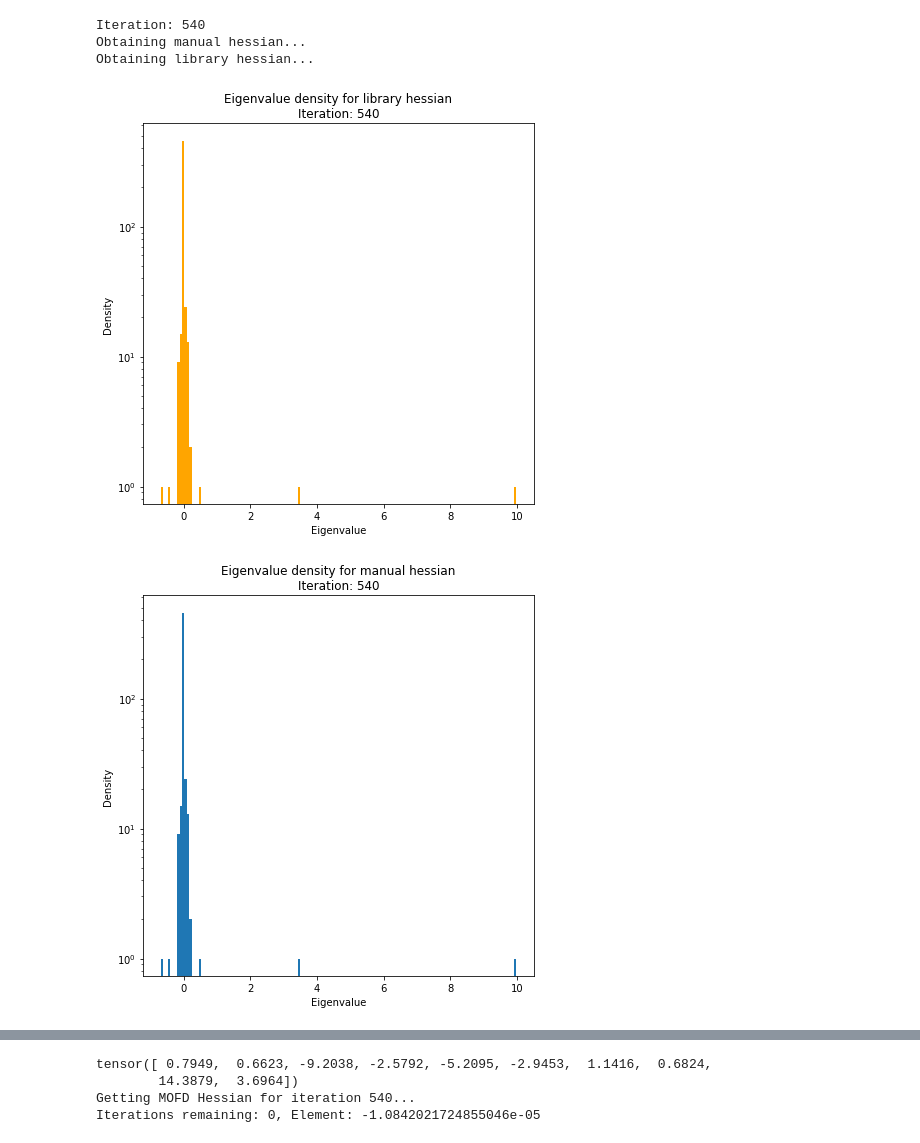
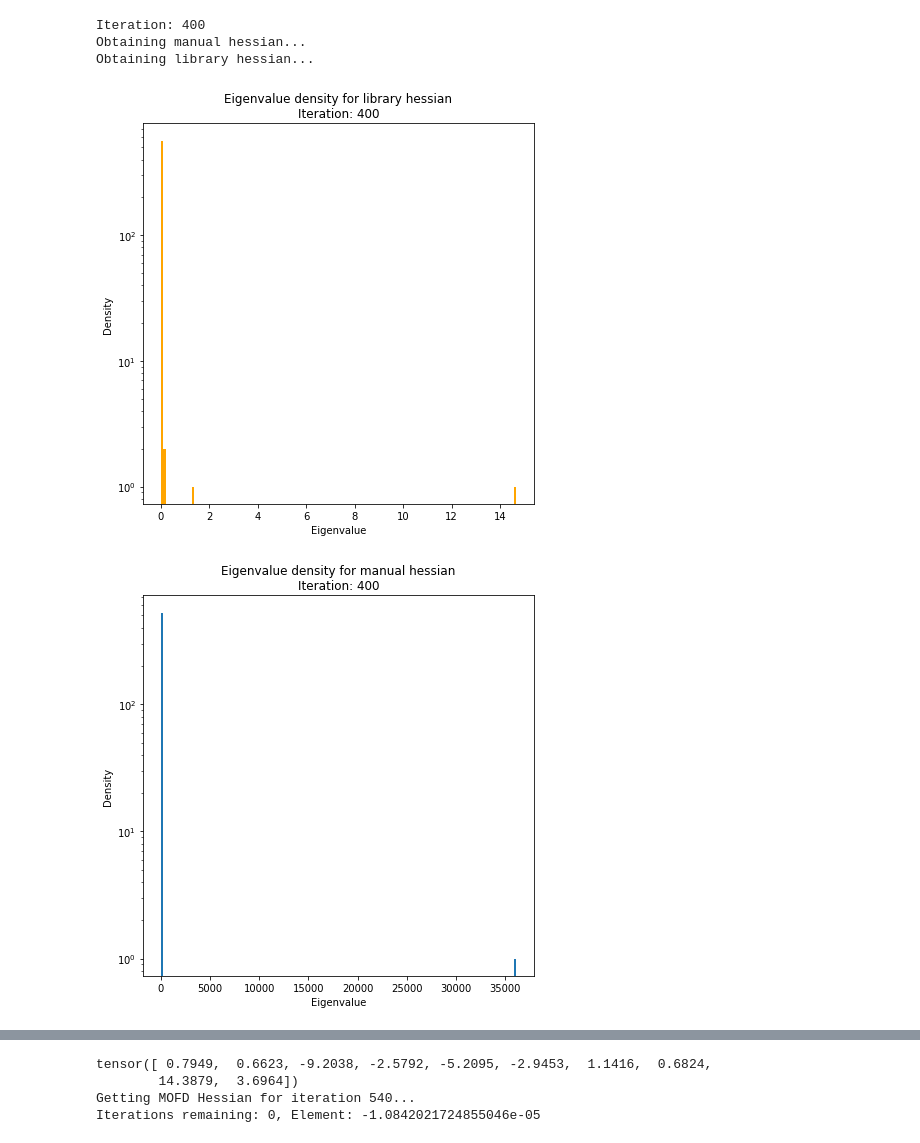
Before and after one commit to Lawrencium256/NODE_Hessian, a Jupyter notebook: nested_spheres/cross_entropy/nested_spheres_hessian_calculation_cross.ipynb, the cells around one changed output, grey strips where cells are left out. Cells and saved outputs as stored; diff of their text form; code cells hidden in the pictures.

```diff
--- a/nested_spheres/cross_entropy/nested_spheres_hessian_calculation_cross.ipynb
+++ b/nested_spheres/cross_entropy/nested_spheres_hessian_calculation_cross.ipynb
@@ -435,7 +435,7 @@ def get_random_indices(max, num):
   return random_i, random_k
 # %%
 #Download data
-args.extra_dim = 0
+args.extra_dim = 1
 exp_name = 'experiment_0'
 name_in = str(args.data_dimension)+'din_'+str(args.npoints)+'_train.npy'        #Only use the training data.
 name_out = str(args.data_dimension)+'dout_'+str(args.npoints)+'_train.npy'
@@ -457,7 +457,7 @@ nhidden = 20
 # %%
 #Get manual and library Hessians for an individual iteration.
 
-itr = 540      #Iteration to examine.
+itr = 400      #Iteration to examine.
 print('Iteration: ' + str(itr))
 
 if args.extra_dim == 0:
@@ -495,39 +495,39 @@ print('Obtaining manual hessian...')
 print('Obtaining library hessian...')
 library_hessian = get_library_hessian(model)
 # %% [output]
-Iteration: 540
+Iteration: 400
 Obtaining manual hessian...
 Obtaining library hessian...
 # %%
 #Create eigenvalue density plots for an individual iteration.
 try:
   e, v = torch.symeig(library_hessian)
   plt.figure(figsize=[7,7])
-  plt.hist(e[:-1], bins=150, color='Orange')
+  plt.hist(e, bins=150, color='Orange')
   plt.xlabel('Eigenvalue')
   plt.ylabel('Density')
   plt.title('Eigenvalue density for library hessian\nIteration: ' + str(itr))
   plt.yscale('log')
   plt.show()
 
 except NameError:
   pass
 
 try:
   e, v = torch.symeig(manual_hessian)
   plt.figure(figsize=[7,7])
-  plt.hist(e[:-1], bins=150)
+  plt.hist(e, bins=150)
   plt.xlabel('Eigenvalue')
   plt.ylabel('Density')
   plt.title('Eigenvalue density for manual hessian\nIteration: ' + str(itr))
   plt.yscale('log')
   plt.show()
 
 except NameError:
   pass
 # %% [output]
-[figure, old version]
+[figure, new version]
-[figure, old version]
+[figure, new version]
 # %%
 #The code in this cell is used to calculate a random selection of elements with the MOFD for a range of pertubation parameters.
 #This can then be used in comparison with library approach.
```
Also changed, not shown: parts of 4 cells of this notebook, 31 other files.
